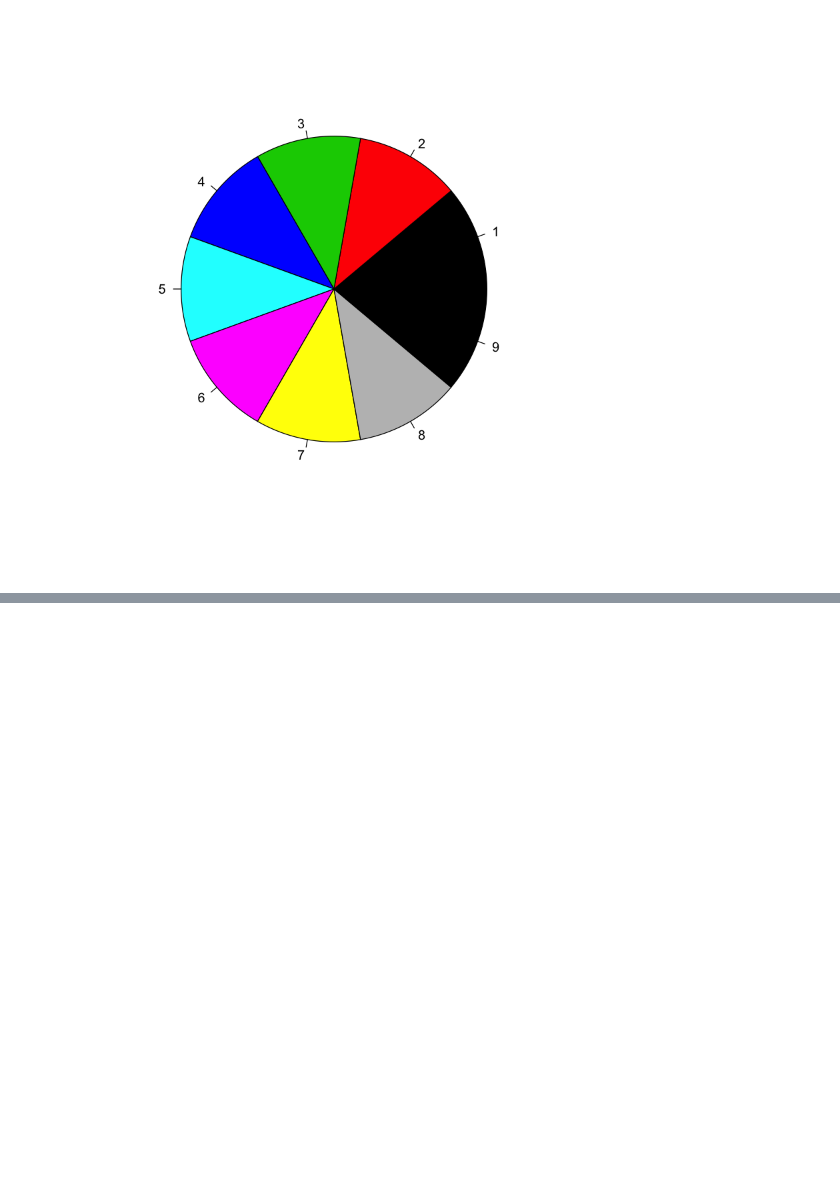
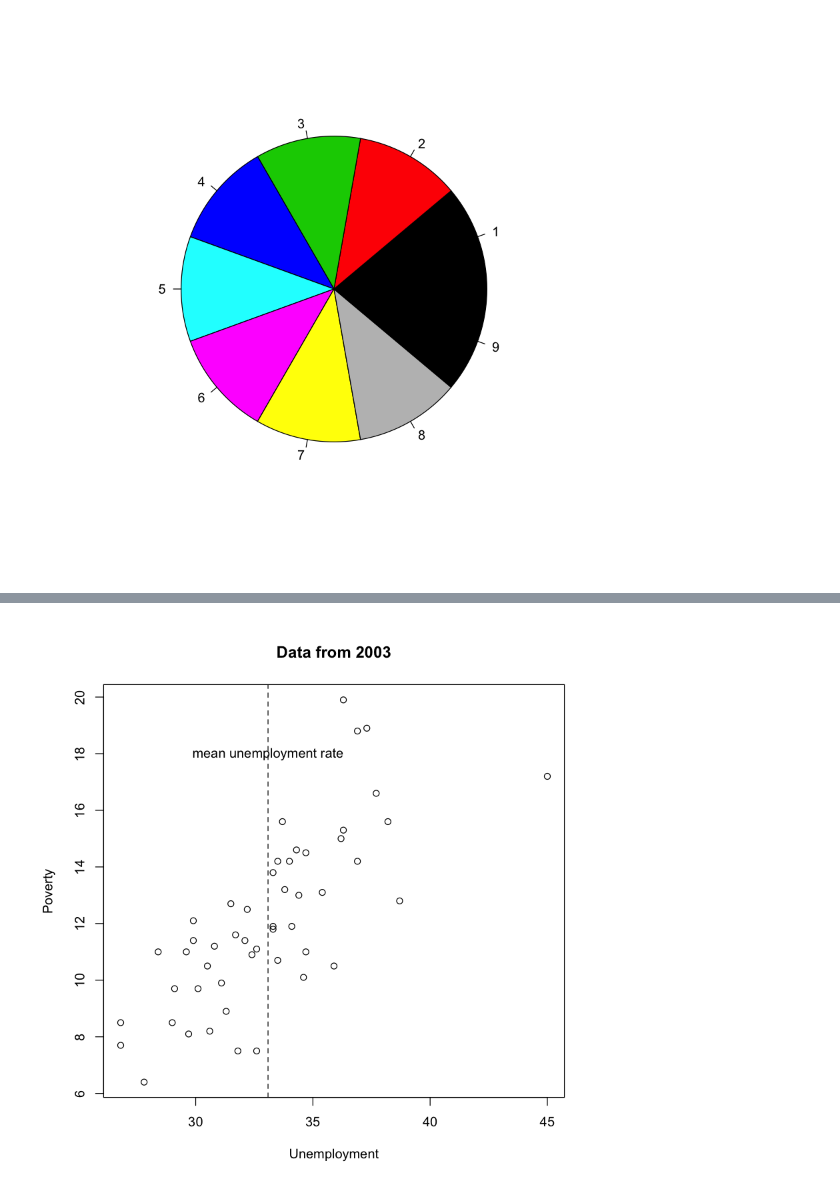
Before and after one commit to sushmit86/Mathematical_statistics, a Jupyter notebook: Plots.ipynb, the cells around one changed output, grey strips where cells are left out. Drawn from its saved outputs; the diff is of its cells as text; code cells hidden in the pictures; blank space fills up the shorter version.

```diff
--- a/Plots.ipynb
+++ b/Plots.ipynb
@@ -36,0 +45,7 @@ pie(rep(1, 9), col = 1:9)
+# %%
+plot(Poverty ~ Unemp, data = States03, xlab = "Unemployment", ylab = "Poverty")
+abline(v = mean(States03$Unemp), lty = 2) #vertical line at mean unemployment rate,
+text(mean(States03$Unemp), 18, "mean unemployment rate") #text at (30, 18)
+title("Data from 2003")
+# %% [output]
+[figure, added]
```
Also changed, not shown: parts of 3 cells of this notebook, 2 other files.
